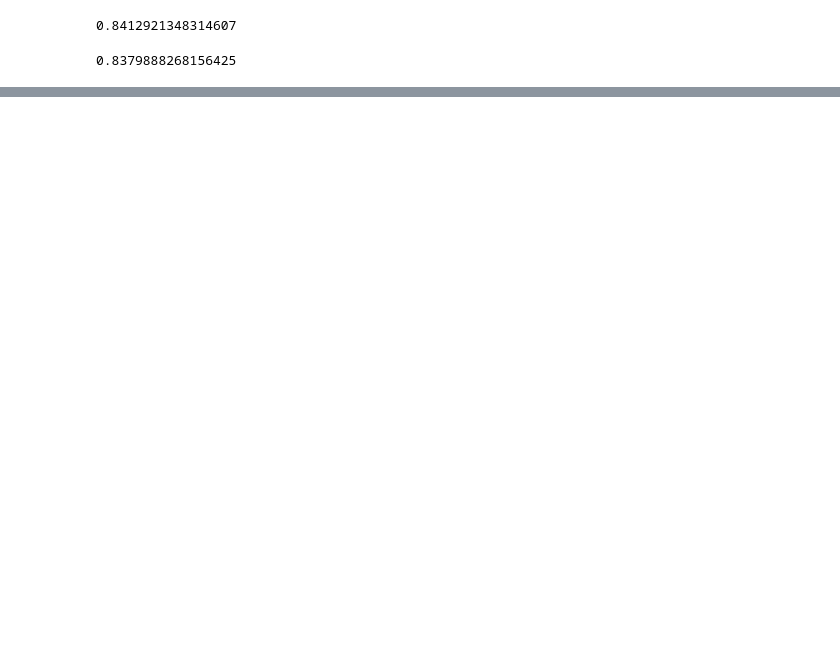
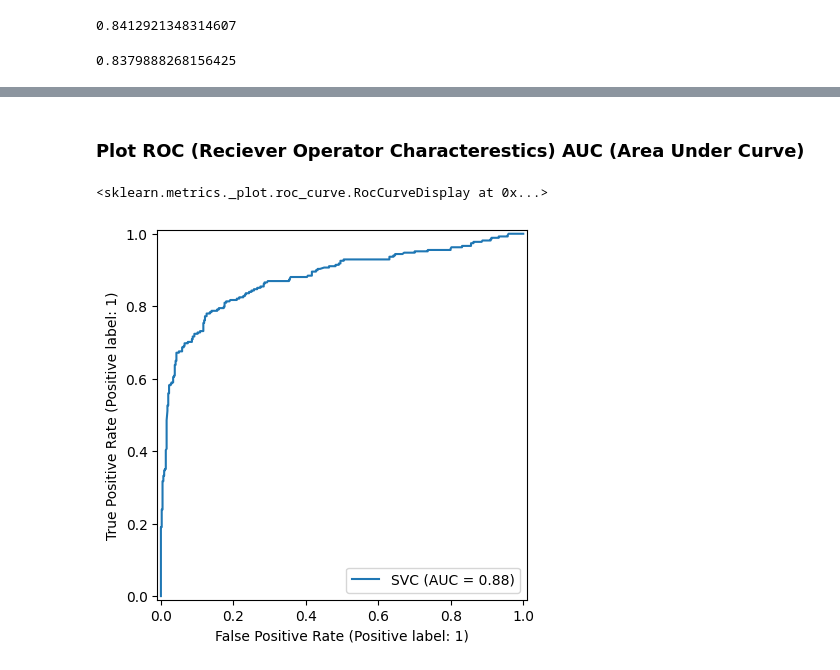
Before and after one commit to utkarshg1/ML_Wakad_6_8pm_30th_Apr, a Jupyter notebook: Algo Evaluation/algoEval.ipynb, the cells around one changed output, grey strips where cells are left out. Drawn from its saved outputs; the diff is of its cells as text; code cells hidden in the pictures; blank space fills up the shorter version.

```diff
--- a/Algo Evaluation/algoEval.ipynb
+++ b/Algo Evaluation/algoEval.ipynb
@@ -323,0 +361,8 @@ best_model.score(xtest, ytest)
+# %% [markdown]
+### Plot ROC (Reciever Operator Characterestics) AUC (Area Under Curve)
+# %%
+from sklearn.metrics import RocCurveDisplay
+RocCurveDisplay.from_estimator(best_model, xtrain, ytrain)
+# %% [output]
+<sklearn.metrics._plot.roc_curve.RocCurveDisplay at 0x...>
+[figure, added]
```
Also changed, not shown: parts of 28 cells of this notebook, 1 other file.
